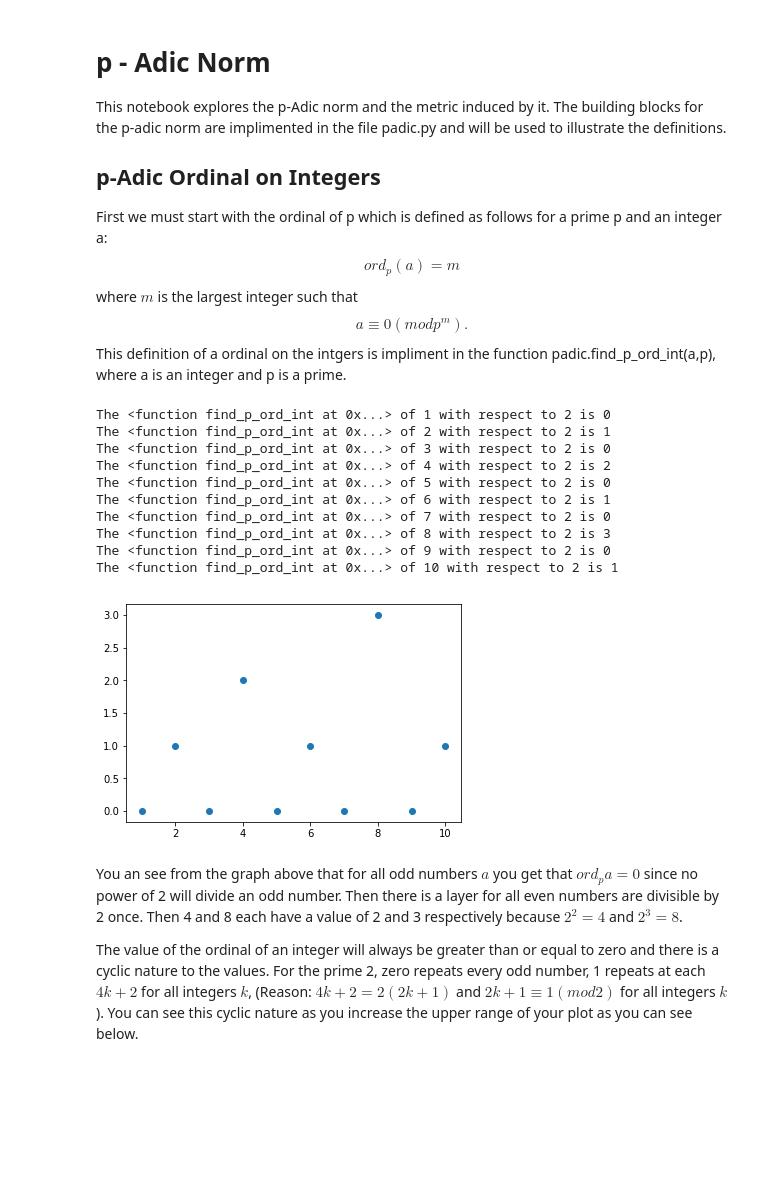
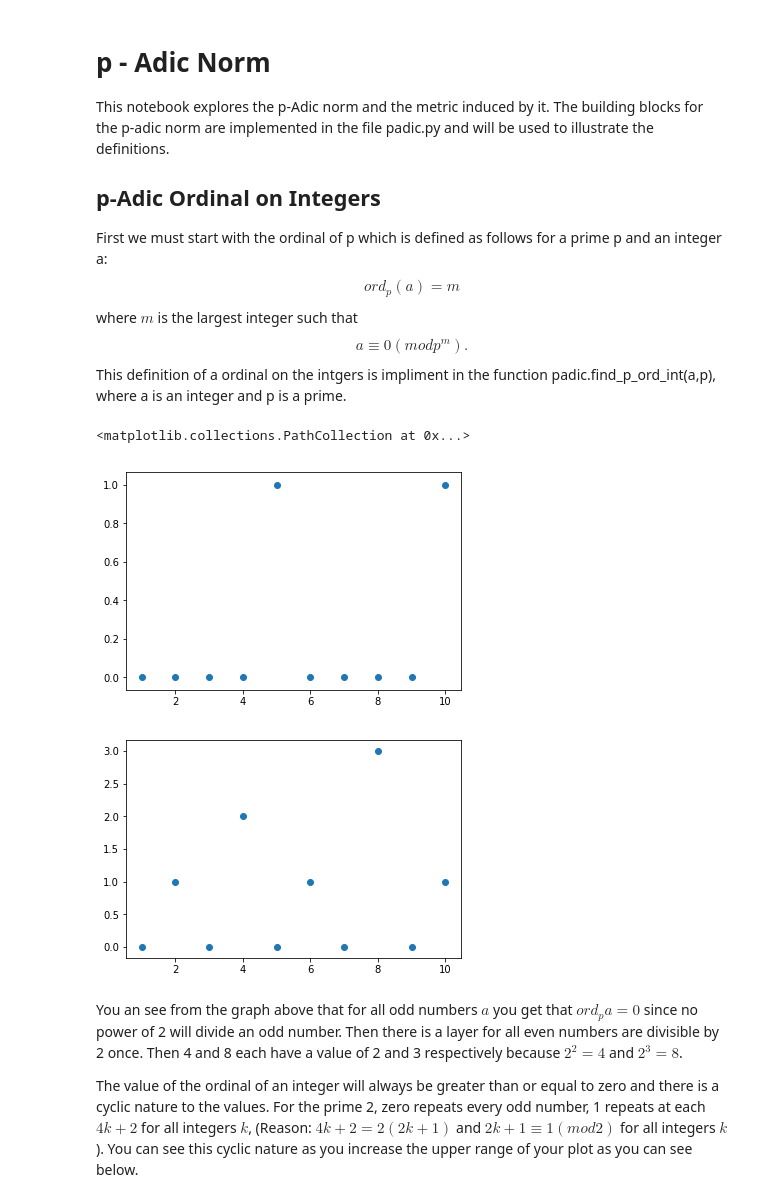
Before and after one commit to hlandrus/padic-test, a Jupyter notebook: Using_pAdic_Norm.ipynb, the cells around one changed output. Cells and saved outputs as stored; diff of their text form; code cells hidden in the pictures; blank space fills up the shorter version.

```diff
--- a/Using_pAdic_Norm.ipynb
+++ b/Using_pAdic_Norm.ipynb
@@ -8,7 +8,7 @@ import primes
 # %% [markdown]
 # p - Adic Norm
 
-This notebook explores the p-Adic norm and the metric induced by it. The building blocks for the p-adic norm are implimented in the file padic.py and will be used to illustrate the definitions.
+This notebook explores the p-Adic norm and the metric induced by it. The building blocks for the p-adic norm are implemented in the file padic.py and will be used to illustrate the definitions.
 
 ## p-Adic Ordinal on Integers
 
@@ -17,4 +17,11 @@ $$ord_p (a) = m$$
 where $m$ is the largest integer such that
 $$a \equiv 0 (mod p^m).$$
 This definition of a ordinal on the intgers is impliment in the function padic.find_p_ord_int(a,p), where a is an integer and p is a prime.
+# %%
+xs = range(1, n+1)
+ys = [padic.find_p_ord_int(x,p) for x in xs]
+plt.scatter(xs, ys)
+# %% [output]
+<matplotlib.collections.PathCollection at 0x...>
+[figure, added]
 # %%
@@ -32,17 +33,7 @@ def plot_int_0_to_n(n, p, function, include_print):
 # %%
 '''For the prime 2 lets see what the ordinal with respect to p is for integer values between 1 and 10'''
-plot_int_0_to_n(10, 2, padic.find_p_ord_int, True)
+plot_int_0_to_n(10, 2, padic.find_p_ord_int)
 # %% [output]
-The <function find_p_ord_int at 0x...> of 1 with respect to 2 is 0
-The <function find_p_ord_int at 0x...> of 2 with respect to 2 is 1
-The <function find_p_ord_int at 0x...> of 3 with respect to 2 is 0
-The <function find_p_ord_int at 0x...> of 4 with respect to 2 is 2
-The <function find_p_ord_int at 0x...> of 5 with respect to 2 is 0
-The <function find_p_ord_int at 0x...> of 6 with respect to 2 is 1
-The <function find_p_ord_int at 0x...> of 7 with respect to 2 is 0
-The <function find_p_ord_int at 0x...> of 8 with respect to 2 is 3
-The <function find_p_ord_int at 0x...> of 9 with respect to 2 is 0
-The <function find_p_ord_int at 0x...> of 10 with respect to 2 is 1
 [figure]
 # %% [markdown]
 You an see from the graph above that for all odd numbers $a$ you get that $ord_p a = 0$ since no power of 2 will divide an odd number. Then there is a layer for all even numbers are divisible by 2 once. Then 4 and 8 each have a value of 2 and 3 respectively because $2^2=4$ and $2^3=8$.
```
Also changed, not shown: parts of 4 cells of this notebook, 1 other file.
